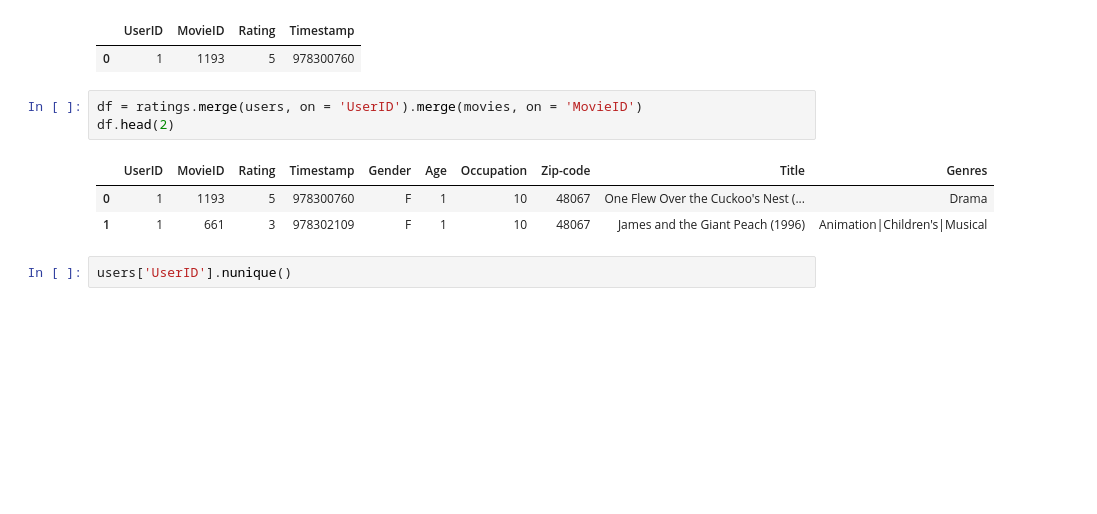
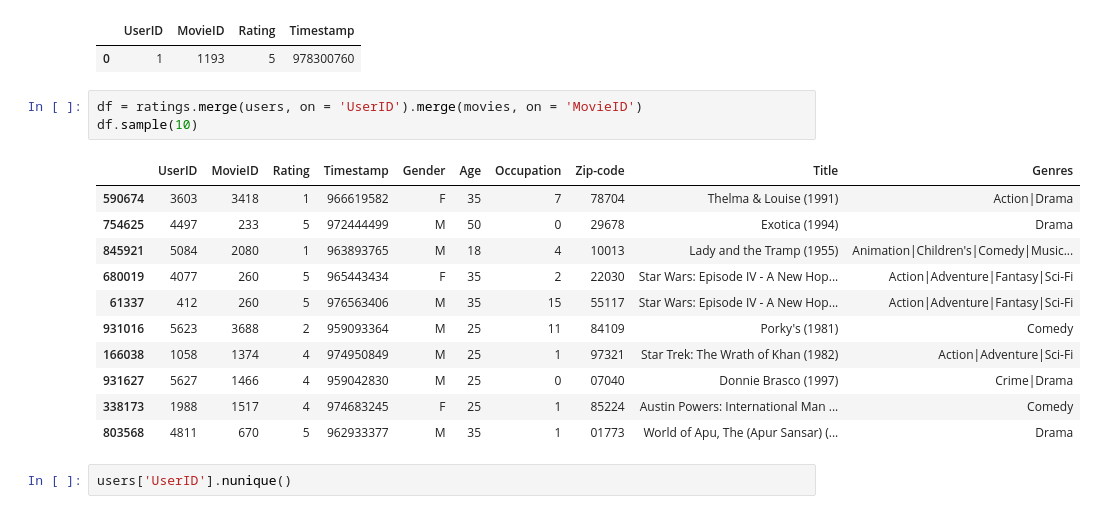
Before and after one commit to stevechengnyc/meta_learners, a Jupyter notebook: MovieLens_EconML_Uplift_Modeling_Final.ipynb, the cells around one changed output. Drawn from its saved outputs; the diff is of its cells as text; blank space fills up the shorter version.

```diff
--- a/MovieLens_EconML_Uplift_Modeling_Final.ipynb
+++ b/MovieLens_EconML_Uplift_Modeling_Final.ipynb
@@ -343,11 +343,19 @@ ratings.head(1)
 | 0 | 1 | 1193 | 5 | 978300760 |
 # %%
 df = ratings.merge(users, on = 'UserID').merge(movies, on = 'MovieID')
-df.head(2)
+df.sample(10)
 # %% [output]
 |  | UserID | MovieID | Rating | Timestamp | Gender | Age | Occupation | Zip-code | Title | Genres |
-| 0 | 1 | 1193 | 5 | 978300760 | F | 1 | 10 | 48067 | One Flew Over the Cuckoo's Nest (... | Drama |
-| 1 | 1 | 661 | 3 | 978302109 | F | 1 | 10 | 48067 | James and the Giant Peach (1996) | Animation|Children's|Musical |
+| 590674 | 3603 | 3418 | 1 | 966619582 | F | 35 | 7 | 78704 | Thelma & Louise (1991) | Action|Drama |
+| 754625 | 4497 | 233 | 5 | 972444499 | M | 50 | 0 | 29678 | Exotica (1994) | Drama |
+| 845921 | 5084 | 2080 | 1 | 963893765 | M | 18 | 4 | 10013 | Lady and the Tramp (1955) | Animation|Children's|Comedy|Music... |
+| 680019 | 4077 | 260 | 5 | 965443434 | F | 35 | 2 | 22030 | Star Wars: Episode IV - A New Hop... | Action|Adventure|Fantasy|Sci-Fi |
+| 61337 | 412 | 260 | 5 | 976563406 | M | 35 | 15 | 55117 | Star Wars: Episode IV - A New Hop... | Action|Adventure|Fantasy|Sci-Fi |
+| 931016 | 5623 | 3688 | 2 | 959093364 | M | 25 | 11 | 84109 | Porky's (1981) | Comedy |
+| 166038 | 1058 | 1374 | 4 | 974950849 | M | 25 | 1 | 97321 | Star Trek: The Wrath of Khan (1982) | Action|Adventure|Sci-Fi |
+| 931627 | 5627 | 1466 | 4 | 959042830 | M | 25 | 0 | 07040 | Donnie Brasco (1997) | Crime|Drama |
+| 338173 | 1988 | 1517 | 4 | 974683245 | F | 25 | 1 | 85224 | Austin Powers: International Man ... | Comedy |
+| 803568 | 4811 | 670 | 5 | 962933377 | M | 35 | 1 | 01773 | World of Apu, The (Apur Sansar) (... | Drama |
 # %%
 users['UserID'].nunique()
 # %% [output]
```
Also changed, not shown: parts of 15 cells of this notebook.
